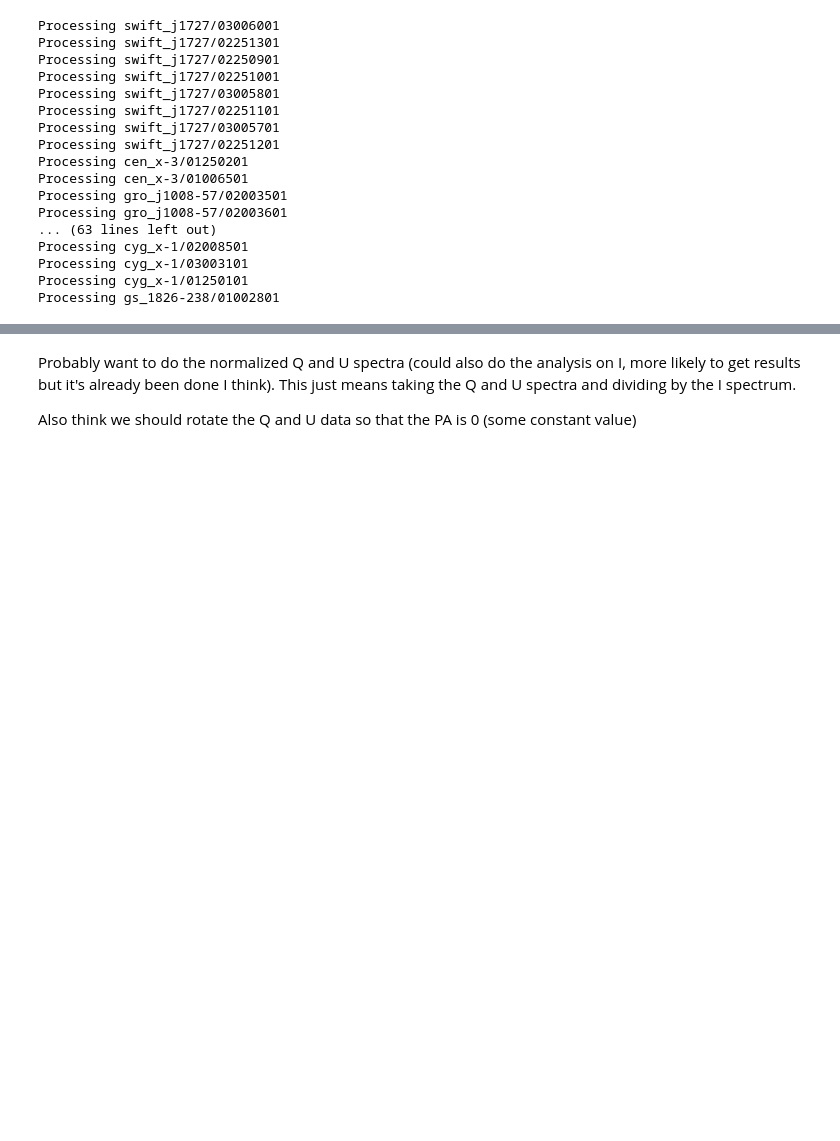
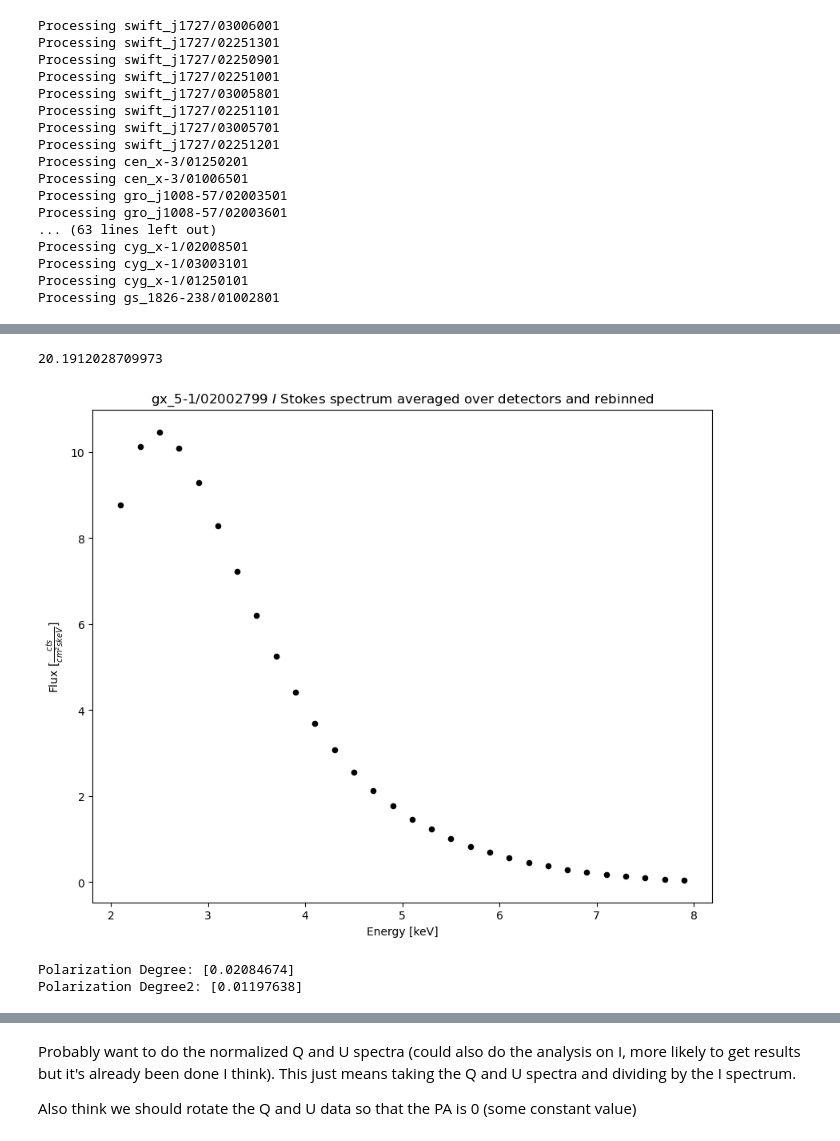
Before and after one commit to brdejonge/ML2024_Final, a Jupyter notebook: prepare_spectra.ipynb, the cells around one changed output, grey strips where cells are left out. Cells and saved outputs as stored; diff of their text form; code cells hidden in the pictures; blank space fills up the shorter version.

```diff
--- a/prepare_spectra.ipynb
+++ b/prepare_spectra.ipynb
@@ -138,0 +139,47 @@ plt.show()
+# %%
+obs = 'gx_5-1/02002799'
+stoke = 'I'
+energy, flux = SumDetectorsAndBin(obs, stoke, np.arange(2, 8+0.1, 0.2))
+# stoke = 'Q'
+# energy, qflux = SumDetectorsAndBin(obs, stoke, np.arange(2, 8+0.1, 0.2))
+fig, ax = plt.subplots(figsize=(10,8))
+ax.scatter(energy, flux, s=20, c='black')
+ax.set_xlabel('Energy [keV]')
+ax.set_ylabel(r'Flux $[\frac{cts}{cm^2 s keV}]$')
+ax.set_title(rf'{obs} ${stoke}$ Stokes spectrum averaged over detectors and rebinned')
+
+print(np.sum(flux*.2))
+
+# spec_hdu = fits.open(f'spectra_files/{obs}/ixpe_det1_src_{stoke}.pha')
+# pha = read_pha(spec_hdu)
+# arf = read_arf(f'responses/ixpe_d1_20170101_alpha075_05.arf')
+# rmf = read_rmf(f'responses/ixpe_d1_20170101_alpha075_02.rmf')
+# pha.set_response(arf, rmf)
+# pha.set_analysis('energy', 'rate')
+# pha.notice(2, 8)
+# # spec_hdu[1].header
+# pha
+# %% [output]
+20.1912028709973
+[figure, added]
+# %%
+obs = 'cen_x-3/01250201'
+stokes = {'I':0, 'Q':0, 'U':0}
+
+for stoke in stokes:
+    energy, flux = SumDetectorsAndBin(obs, stoke, np.arange(2, 8+0.1, 6))
+    # print(flux)
+    stokes[stoke] = flux
+
+
+PD = np.sqrt(stokes['Q']**2 + stokes['U']**2)/stokes['I']
+PD2 = np.sqrt(stokes['Q']**2 + stokes['U']**2)
+PA = np.arctan2(stokes['U'], stokes['Q'])/2
+print(f'Polarization Degree: {PD}')
+print(f'Polarization Degree2: {PD2}')
+# print(f'Polarization Angle: {PA*180/np.pi}')
+# print(f'Normalized Q: {stokes["Q"]}')
+# print(f'Normalized U: {stokes["U"]}')
+# %% [output]
+Polarization Degree: [0.02084674]
+Polarization Degree2: [0.01197638]
```
Also changed, not shown: parts of 3 cells of this notebook, 1 other file.
